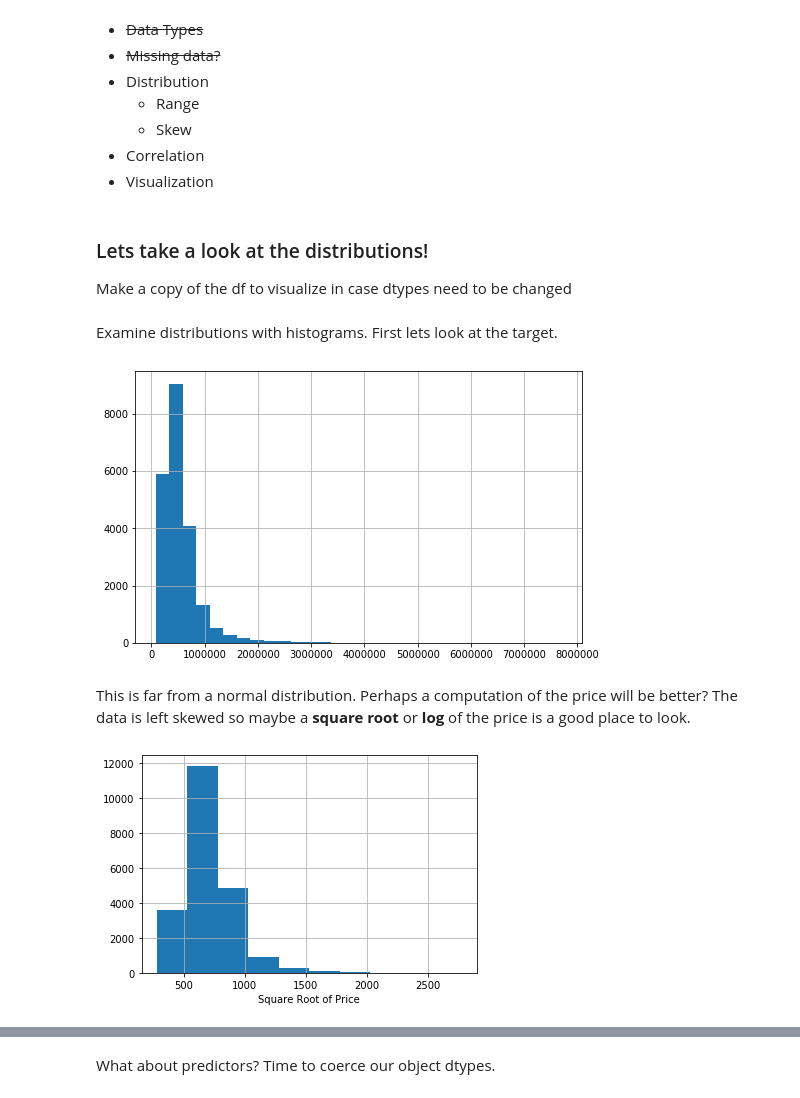
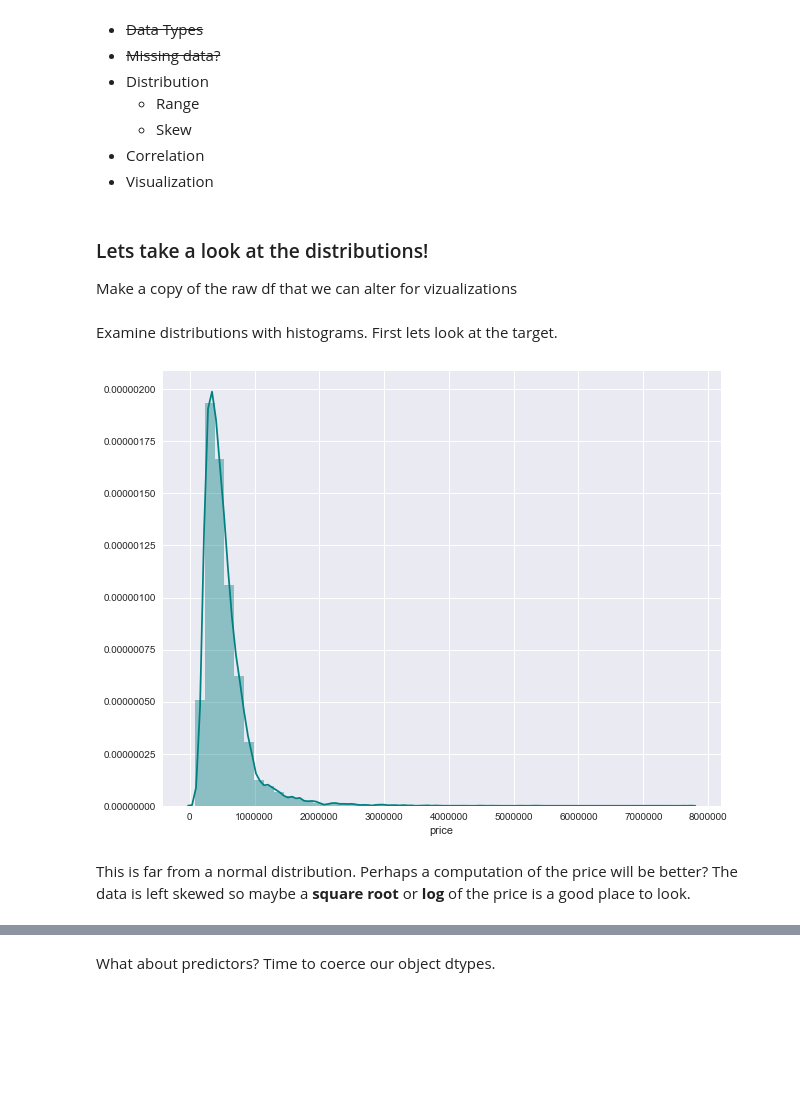
Before and after one commit to Patrickbfuller/lin_reg_tutorial, a Jupyter notebook: linear_regression.ipynb, the cells around one changed output, grey strips where cells are left out. Cells and saved outputs as stored; diff of their text form; code cells hidden in the pictures; blank space fills up the shorter version.

```diff
--- a/linear_regression.ipynb
+++ b/linear_regression.ipynb
@@ -331,19 +348,15 @@ df.duplicated().sum()
 * Visualization
 # %% [markdown]
 ### Lets take a look at the distributions!
-Make a copy of the df to visualize in case dtypes need to be changed
+Make a copy of the raw df that we can alter for vizualizations
 # %%
 df_viz = df.copy()
 # %% [markdown]
 Examine distributions with histograms. First lets look at the target.
-# %%
-df_viz['price'].hist(figsize=(8,5), bins=30);
-# %% [output]
-[figure, removed]
+# %%
+plt.figure(figsize=(10,8))
+sns.distplot(df_viz['price'], color='teal');
+# %% [output]
+[figure, added]
 # %% [markdown]
 This is far from a normal distribution. Perhaps a computation of the price will be better? The data is left skewed so maybe a __square root__ or __log__ of the price is a good place to look.
-# %%
-(df_viz.price**0.5).hist()
-plt.xlabel('Square Root of Price');
-# %% [output]
-[figure, removed]
```
Also changed, not shown: parts of 35 cells of this notebook.
